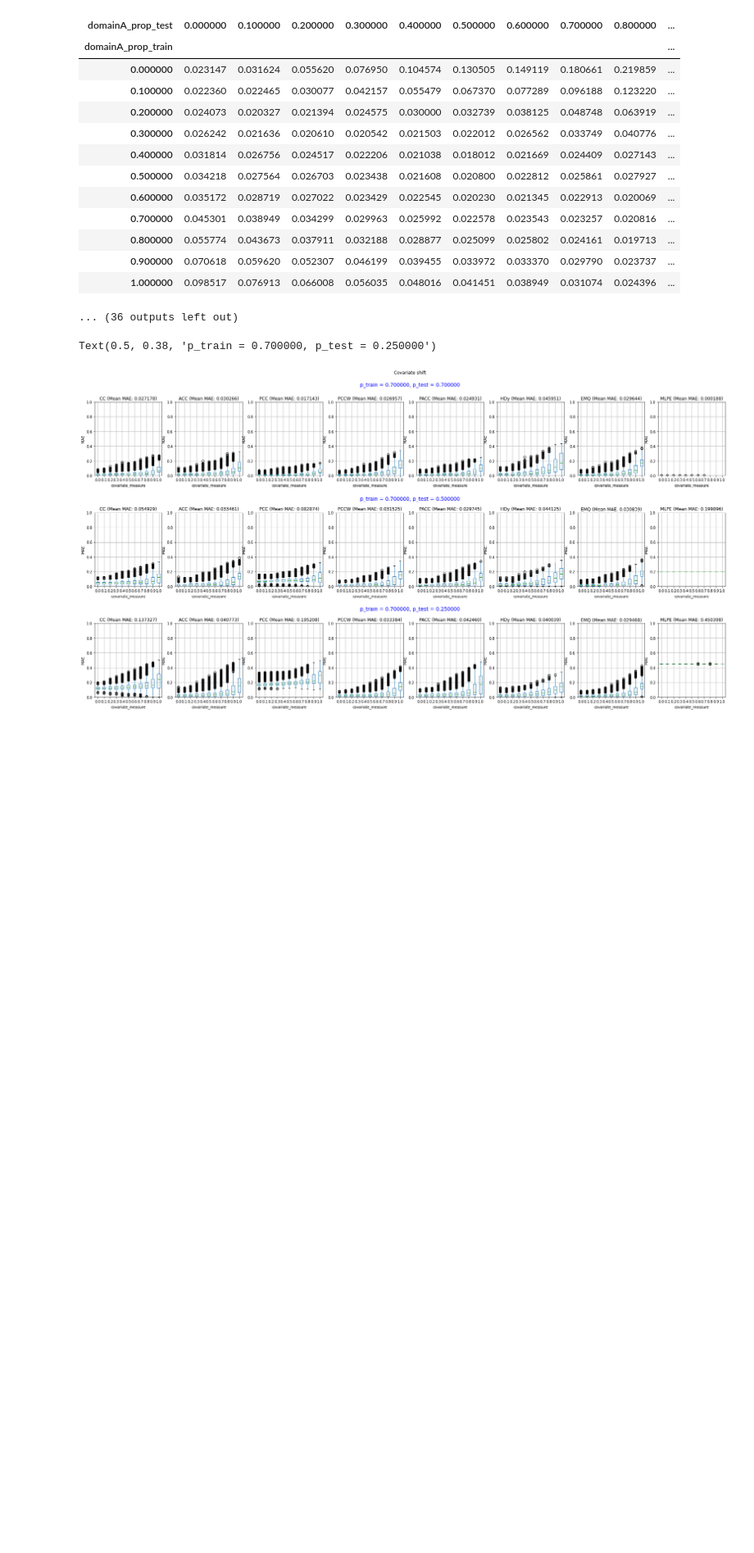
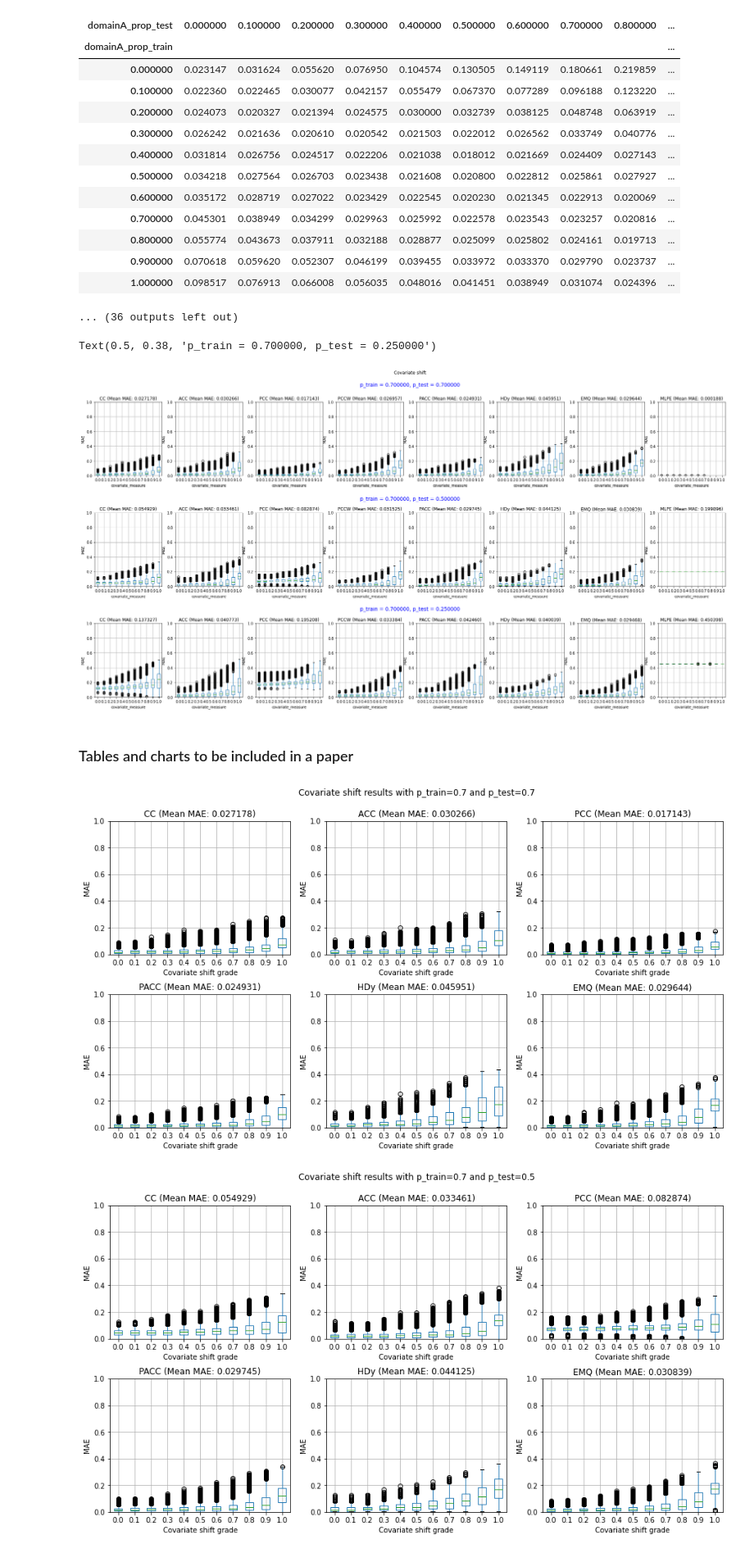
Before and after one commit to pglez82/quant_datasetshift, a Jupyter notebook: analyze_results_covariate.ipynb, the cells around one changed output. Shown at 82% size. Saved outputs shown, nothing was run; the diff lists cells and outputs as text; code cells hidden in the pictures; blank space fills up the shorter version.

```diff
--- a/analyze_results_covariate.ipynb
+++ b/analyze_results_covariate.ipynb
@@ -148,3 +148,26 @@ plt.figtext(0.5,0.38, "p_train = %f, p_test = %f" % (p_train,ps_test[2]), ha="ce
 # %% [output]
 Text(0.5, 0.38, 'p_train = 0.700000, p_test = 0.250000')
 [figure]
+# %% [markdown]
+### Tables and charts to be included in a paper
+# %%
+quantificators = ["CC", "ACC", "PCC", "PACC", "HDy", "EMQ"]
+for p_test in ps_test:
+    fig, ax = plt.subplots(2,3,figsize=(15,8))
+    plt.subplots_adjust(hspace=0.3)
+    for k,quant_name in enumerate(quantificators):
+        exp_id = "%s_%f" % (quant_name,p_test)
+        results = pd.read_csv("results/covariate/results_%s_%s.csv" % (dateexperiment,quant_name),index_col=0)
+        results = results.loc[results['p_test'] == p_test]
+        results['covariate_measure'] = abs(results['domainA_prop_train']-results['domainA_prop_test'])
+        results['covariate_measure'] = results['covariate_measure'].round(1)
+        ax[k//3][k%3].set_ylim(0, 1)
+        ax[k//3][k%3].set_ylabel(error)
+        results.boxplot(ax=ax[k//3][k%3],column='error',by='covariate_measure')
+        ax[k//3][k%3].set_xlabel("Covariate shift grade")
+        plt.suptitle('Covariate shift results with p_train=0.7 and p_test={}'.format(p_test))
+        ax[k//3][k%3].set_title("%s (Mean %s: %f)"  % (quant_name,error,mean_error_methods[exp_id]))
+    plt.savefig("images/covariate{}.pdf".format(p_test),format='pdf')
+# %% [output]
+[figure, added]
+[figure, added]
```
Also changed, not shown: parts of 2 cells of this notebook, 3 other files.
